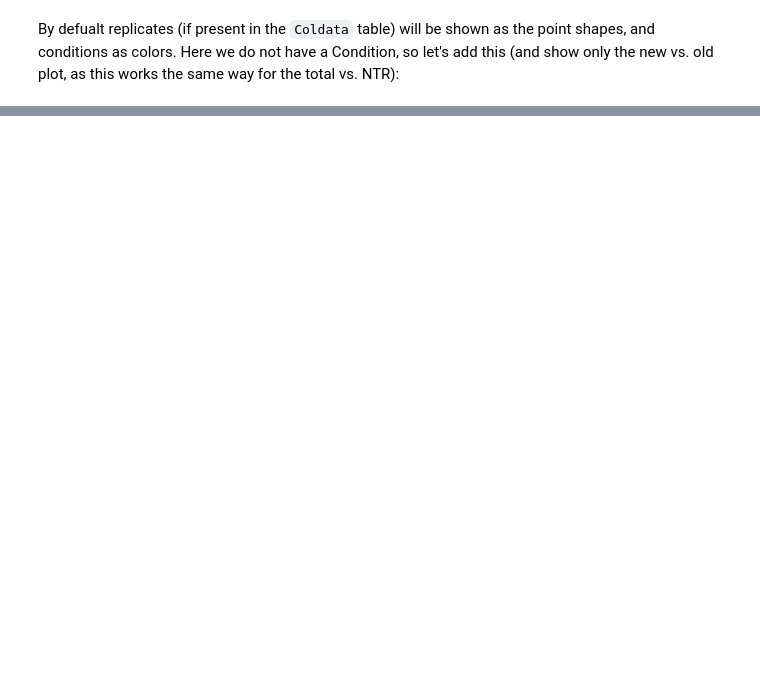
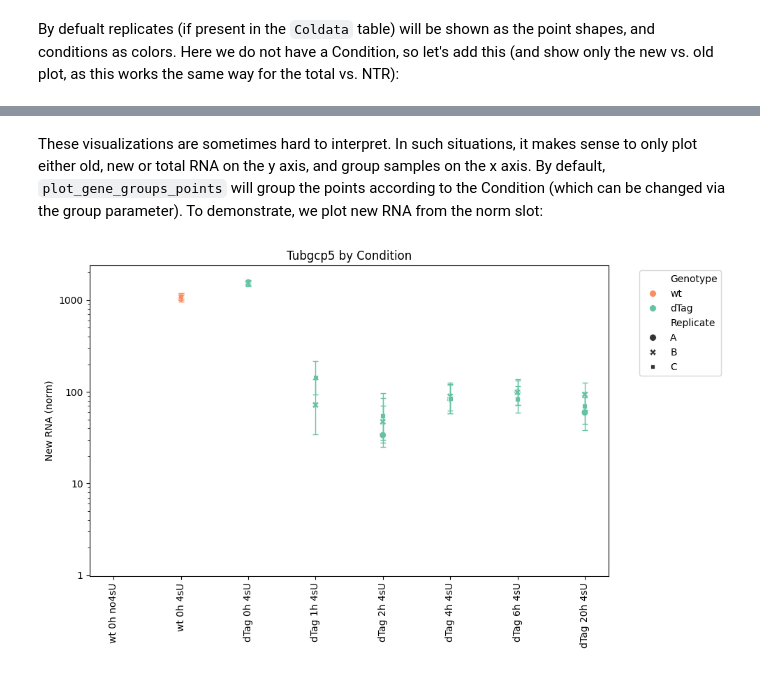
Before and after one commit to maus2310/GrandPy, a Jupyter notebook: docs/notebooks/notebook_05_plotting.ipynb, the cells around one changed output, grey strips where cells are left out. Cells and saved outputs as stored; diff of their text form; code cells hidden in the pictures; blank space fills up the shorter version.

```diff
--- a/docs/notebooks/notebook_05_plotting.ipynb
+++ b/docs/notebooks/notebook_05_plotting.ipynb
@@ -51,0 +62,7 @@ gp.plot_gene_old_vs_new(banp, gene = "Tubgcp5")
+# %% [markdown]
+These visualizations are sometimes hard to interpret. In such situations, it makes sense to only plot either old, new or total RNA on the y axis, and group samples on the x axis. By default, `plot_gene_groups_points` will group the points according to the Condition (which can be changed via the group parameter). To demonstrate, we plot new RNA from the norm slot:
+# %%
+gp.plot_gene_groups_points(banp, "Tubgcp5", mode_slot="new_norm", show_ci=True, aest={"color": "Genotype"})
+#TODO Hier noch falls Zeit einen dodgeparameter hinzufügen falls man cis benutzt...
+# %% [output]
+[figure, added]
```
Also changed, not shown: parts of 35 cells of this notebook.
